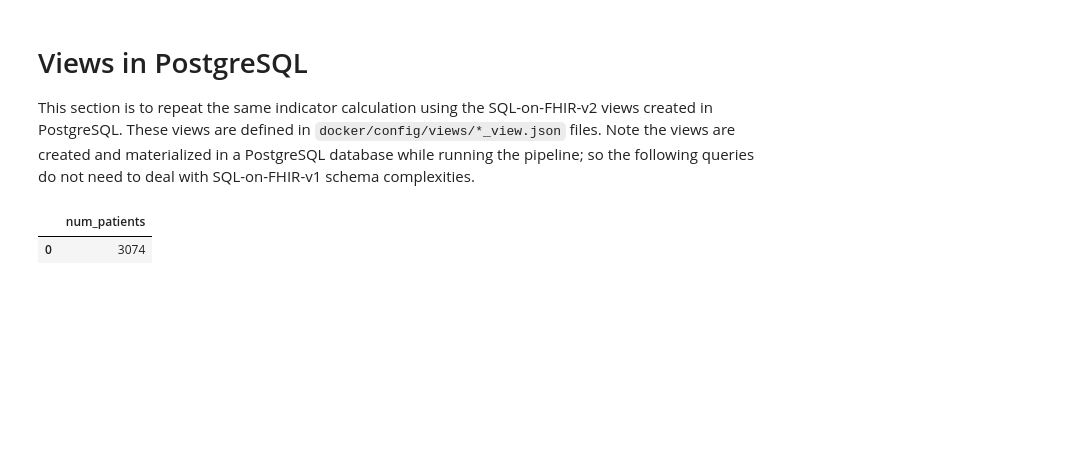
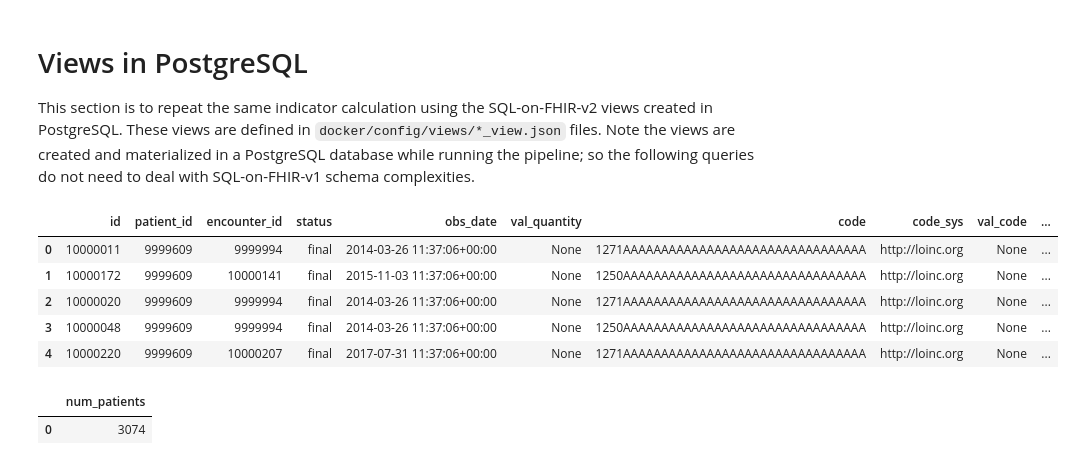
Before and after one commit to google/fhir-data-pipes, a Jupyter notebook: query/queries_large.ipynb, the cells around one changed output. Saved outputs shown, nothing was run; the diff lists cells and outputs as text; code cells hidden in the pictures; blank space fills up the shorter version.

```diff
--- a/query/queries_large.ipynb
+++ b/query/queries_large.ipynb
@@ -250,6 +274,18 @@ in a PostgreSQL database while running the pipeline; so the following queries do
 SQL-on-FHIR-v1 schema complexities.
 # %%
 pg_query_engine = engine.create_engine("postgresql+psycopg2://admin:admin@hapi-fhir-db-large:5432/views")
+# %%
+pandas.read_sql_query(
+    sql="SELECT * FROM observation_flat LIMIT 5;",
+    con=pg_query_engine,
+)
+# %% [output]
+|  | id | patient_id | encounter_id | status | obs_date | val_quantity | code | code_sys | val_code | ... |
+| 0 | 10000011 | 9999609 | 9999994 | final | 2014-03-26 11:37:06+00:00 | None | 1271AAAAAAAAAAAAAAAAAAAAAAAAAAAAAAAA | http://loinc.org | None | ... |
+| 1 | 10000172 | 9999609 | 10000141 | final | 2015-11-03 11:37:06+00:00 | None | 1250AAAAAAAAAAAAAAAAAAAAAAAAAAAAAAAA | http://loinc.org | None | ... |
+| 2 | 10000020 | 9999609 | 9999994 | final | 2014-03-26 11:37:06+00:00 | None | 1271AAAAAAAAAAAAAAAAAAAAAAAAAAAAAAAA | http://loinc.org | None | ... |
+| 3 | 10000048 | 9999609 | 9999994 | final | 2014-03-26 11:37:06+00:00 | None | 1250AAAAAAAAAAAAAAAAAAAAAAAAAAAAAAAA | http://loinc.org | None | ... |
+| 4 | 10000220 | 9999609 | 10000207 | final | 2017-07-31 11:37:06+00:00 | None | 1271AAAAAAAAAAAAAAAAAAAAAAAAAAAAAAAA | http://loinc.org | None | ... |
 # %%
 pandas.read_sql_query(
     sql="""SELECT COUNT(DISTINCT patient_id) AS num_patients
```
Also changed, not shown: parts of 6 cells of this notebook.
